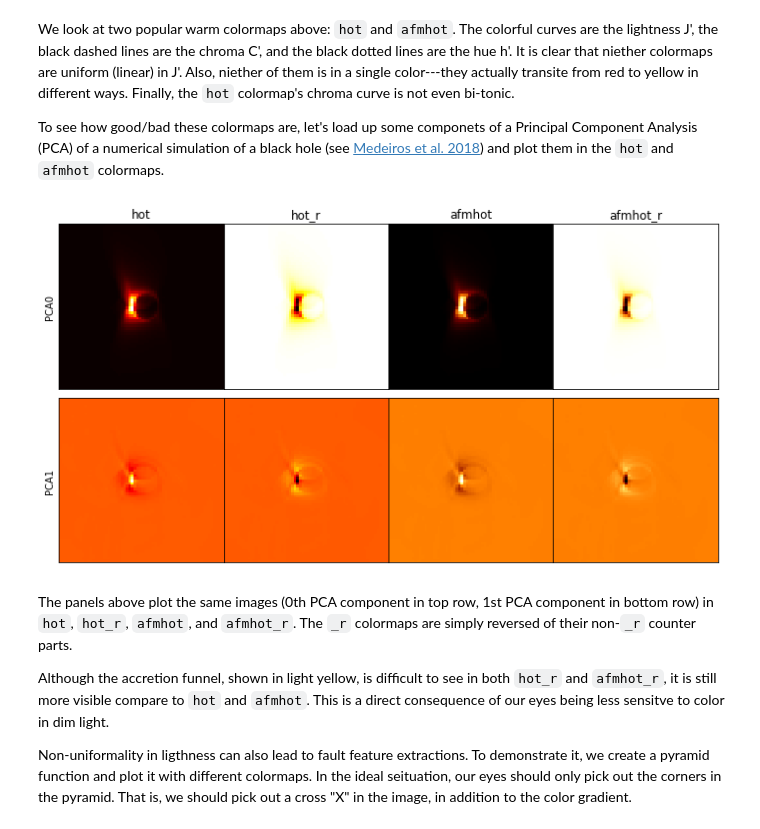
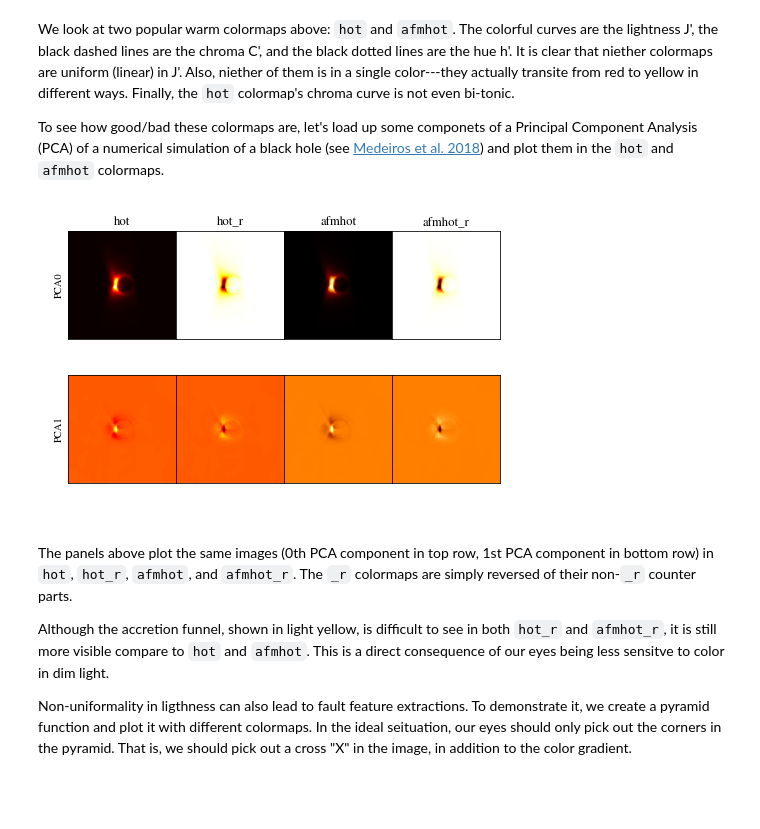
Before and after one commit to liamedeiros/ehtplot, a Jupyter notebook: docs/COLORMAPS.ipynb, the cells around one changed output. Saved outputs shown, nothing was run; the diff lists cells and outputs as text; code cells hidden in the pictures; blank space fills up the shorter version.

Commit message:
Use ehtplot's way to construct figures

```diff
--- a/docs/COLORMAPS.ipynb
+++ b/docs/COLORMAPS.ipynb
@@ -185,42 +182,40 @@ To see how good/bad these colormaps are, let's load up some componets of a Princ
 # %%
 from ehtplot.extra import io
 
 pca0 = io.open("../examples/sample", component="pca0")
 pca1 = io.open("../examples/sample", component="pca1")
 
 def plotimg(ax, img, cmap, title=None, label=None):
     vmax = np.max(img)
     vmin = np.min(img)
     if vmin >= 0.0:
         vmin = 0.0
     else:
         vmin = -max(vmax, -vmin)
 
     ax.imshow(img, origin='lower', cmap=cmap, vmin=vmin, vmax=vmax)
     ax.set_xticks([])
     ax.set_xticklabels([])
     ax.set_yticks([])
     ax.set_yticklabels([])
 
     if title is not None:
         ax.set_title(title)
     if label is not None:
         ax.set_ylabel(label)
 
-fig, axes = plt.subplots(2, 4, sharex=True, sharey=True, figsize=(12,6.5))
-fig.subplots_adjust(wspace=0, hspace=0)
-
-plotimg(axes[0,0], pca0, 'hot',      title='hot', label='PCA0')
-plotimg(axes[0,1], pca0, 'hot_r',    title='hot_r')
-plotimg(axes[0,2], pca0, 'afmhot',   title='afmhot')
-plotimg(axes[0,3], pca0, 'afmhot_r', title='afmhot_r')
-
-plotimg(axes[1,0], pca1, 'hot', label='PCA1')
-plotimg(axes[1,1], pca1, 'hot_r')
-plotimg(axes[1,2], pca1, 'afmhot')
-plotimg(axes[1,3], pca1, 'afmhot_r')
+top = ep.Panel(ep.Panel(plotimg, pca0, 'hot',      title='hot', label='PCA0'),
+               ep.Panel(plotimg, pca0, 'hot_r',    title='hot_r'),
+               ep.Panel(plotimg, pca0, 'afmhot',   title='afmhot'),
+               ep.Panel(plotimg, pca0, 'afmhot_r', title='afmhot_r'))
+bot = ep.Panel(ep.Panel(plotimg, pca1, 'hot', label='PCA1'),
+               ep.Panel(plotimg, pca1, 'hot_r'),
+               ep.Panel(plotimg, pca1, 'afmhot'),
+               ep.Panel(plotimg, pca1, 'afmhot_r'))
+fig = ep.Figure(bot, top, inrow=False)
+fig.draw()
 # %% [output]
-[figure, old version]
+[figure, new version]
 # %% [markdown]
 The panels above plot the same images (0th PCA component in top row, 1st PCA component in bottom row) in `hot`, `hot_r`, `afmhot`, and `afmhot_r`.  The `_r` colormaps are simply reversed of their non-`_r` counter parts.
 
```
Also changed, not shown: parts of 2 cells of this notebook.
